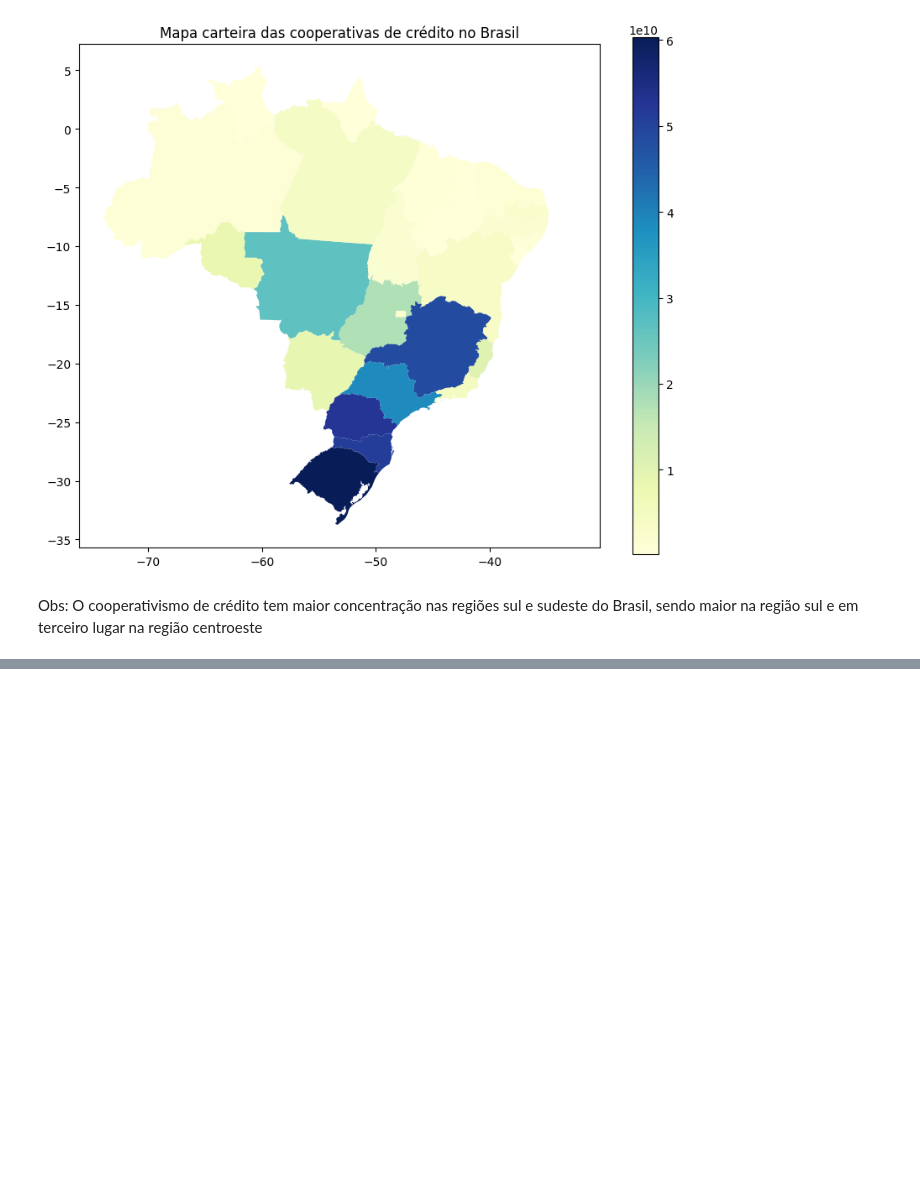
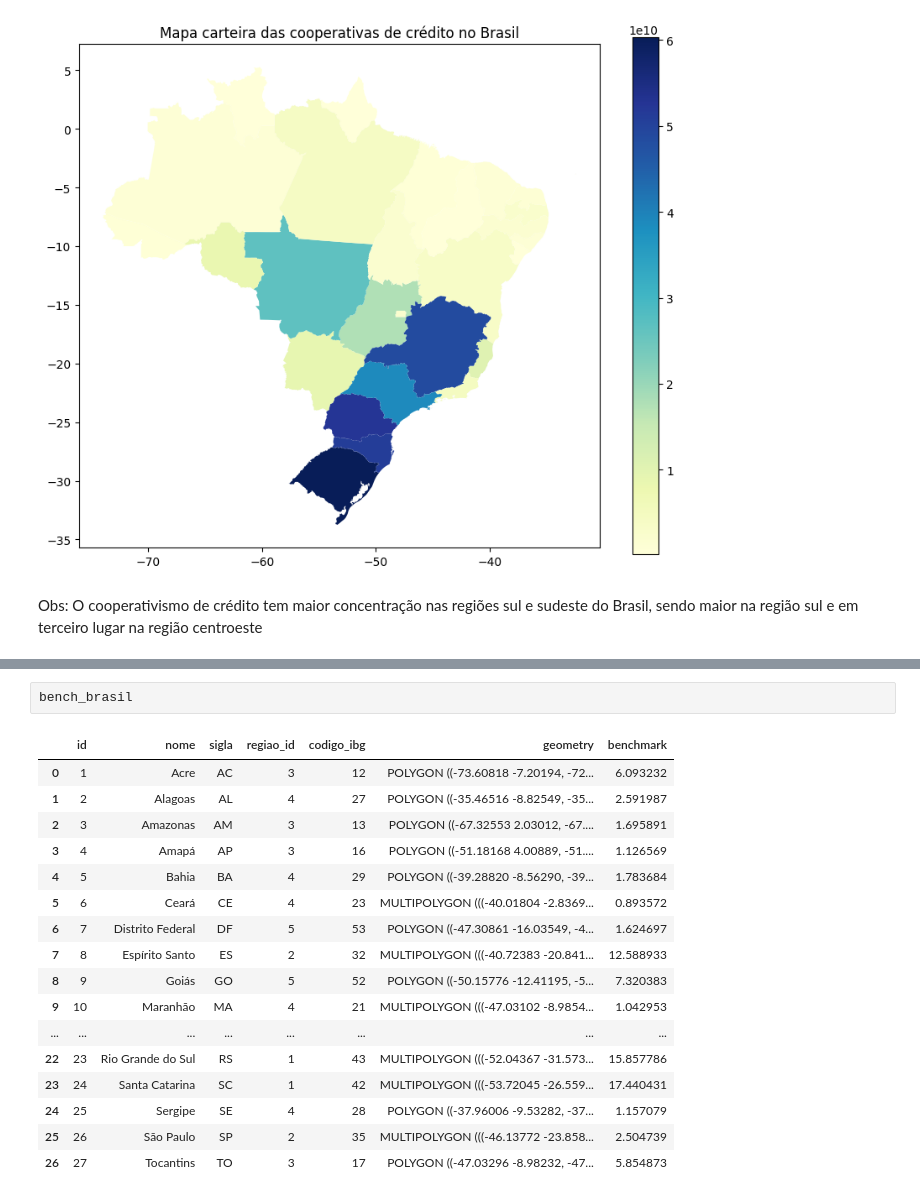
Before and after one commit to fabiovarriano/ccoperativascredito_brasil, a Jupyter notebook: dados.ipynb, the cells around one changed output, grey strips where cells are left out. Saved outputs shown, nothing was run; the diff lists cells and outputs as text; blank space fills up the shorter version.

```diff
--- a/dados.ipynb
+++ b/dados.ipynb
@@ -99,0 +128,20 @@ Obs:
+# %%
+bench_brasil
+# %% [output]
+|  | id | nome | sigla | regiao_id | codigo_ibg | geometry | benchmark |
+| 0 | 1 | Acre | AC | 3 | 12 | POLYGON ((-73.60818 -7.20194, -72... | 6.093232 |
+| 1 | 2 | Alagoas | AL | 4 | 27 | POLYGON ((-35.46516 -8.82549, -35... | 2.591987 |
+| 2 | 3 | Amazonas | AM | 3 | 13 | POLYGON ((-67.32553 2.03012, -67.... | 1.695891 |
+| 3 | 4 | Amapá | AP | 3 | 16 | POLYGON ((-51.18168 4.00889, -51.... | 1.126569 |
+| 4 | 5 | Bahia | BA | 4 | 29 | POLYGON ((-39.28820 -8.56290, -39... | 1.783684 |
+| 5 | 6 | Ceará | CE | 4 | 23 | MULTIPOLYGON (((-40.01804 -2.8369... | 0.893572 |
+| 6 | 7 | Distrito Federal | DF | 5 | 53 | POLYGON ((-47.30861 -16.03549, -4... | 1.624697 |
+| 7 | 8 | Espírito Santo | ES | 2 | 32 | MULTIPOLYGON (((-40.72383 -20.841... | 12.588933 |
+| 8 | 9 | Goiás | GO | 5 | 52 | POLYGON ((-50.15776 -12.41195, -5... | 7.320383 |
+| 9 | 10 | Maranhão | MA | 4 | 21 | MULTIPOLYGON (((-47.03102 -8.9854... | 1.042953 |
+| ... | ... | ... | ... | ... | ... | ... | ... |
+| 22 | 23 | Rio Grande do Sul | RS | 1 | 43 | MULTIPOLYGON (((-52.04367 -31.573... | 15.857786 |
+| 23 | 24 | Santa Catarina | SC | 1 | 42 | MULTIPOLYGON (((-53.72045 -26.559... | 17.440431 |
+| 24 | 25 | Sergipe | SE | 4 | 28 | POLYGON ((-37.96006 -9.53282, -37... | 1.157079 |
+| 25 | 26 | São Paulo | SP | 2 | 35 | MULTIPOLYGON (((-46.13772 -23.858... | 2.504739 |
+| 26 | 27 | Tocantins | TO | 3 | 17 | POLYGON ((-47.03296 -8.98232, -47... | 5.854873 |
```
Also changed, not shown: parts of 5 cells of this notebook.
